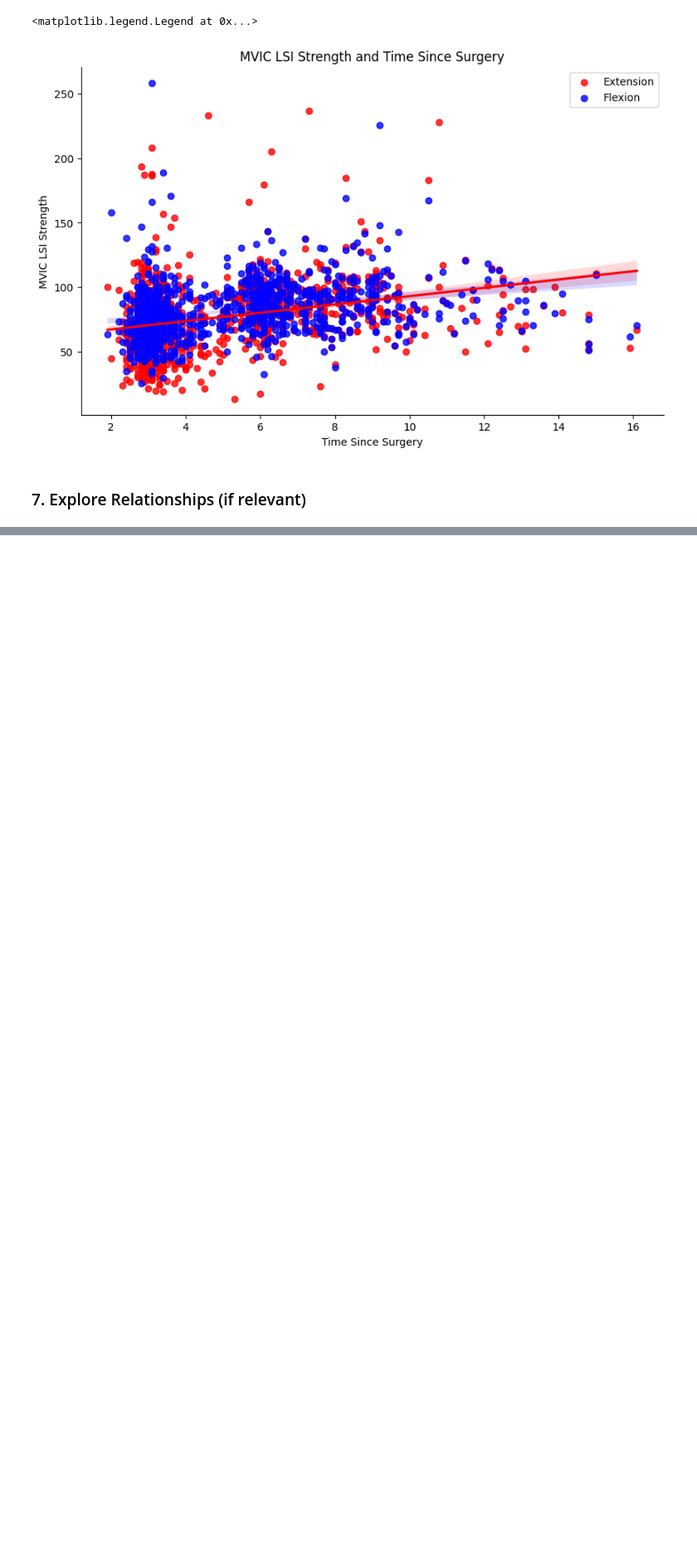
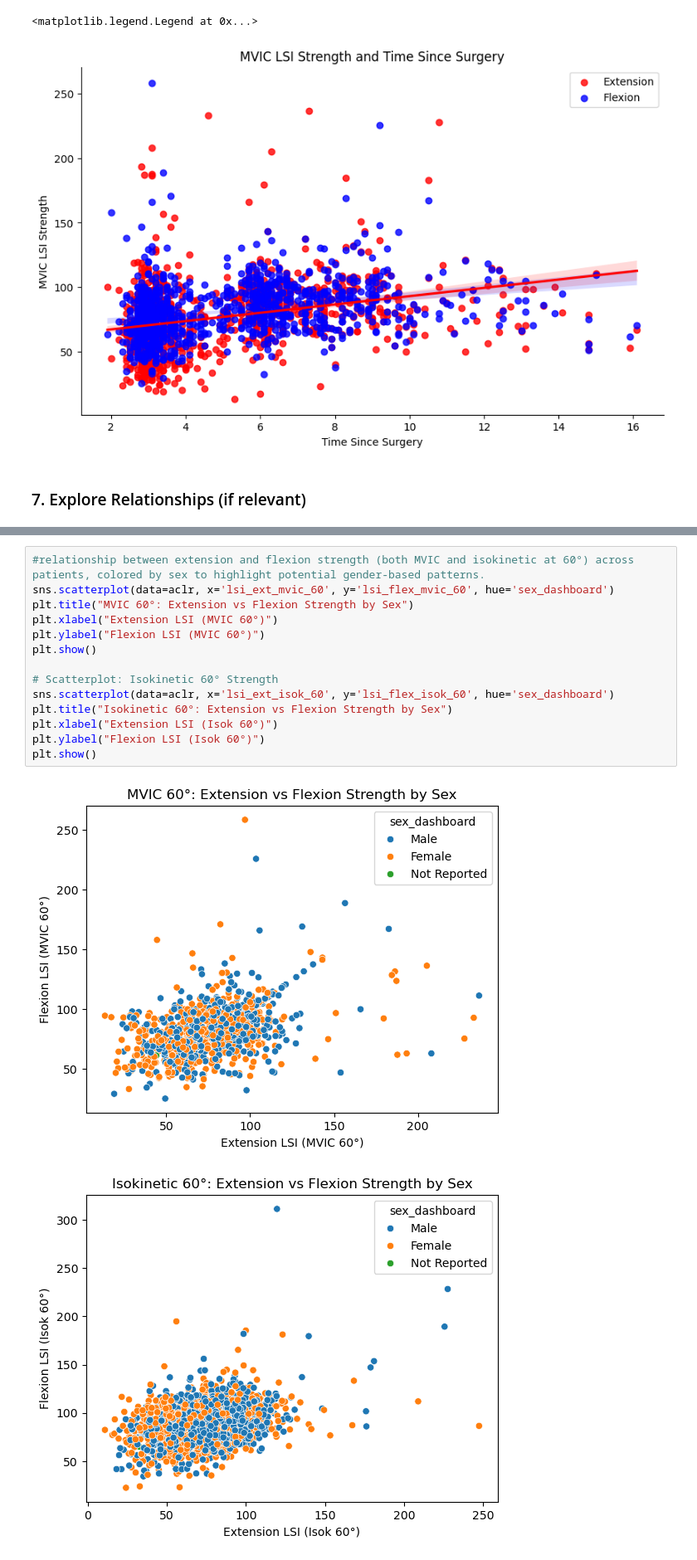
Before and after one commit to yxb8mh/finalproj, a Jupyter notebook: groupEDAipynb.ipynb, the cells around one changed output, grey strips where cells are left out. Shown at 83% size. Cells and saved outputs as stored; diff of their text form; blank space fills up the shorter version.

```diff
--- a/groupEDAipynb.ipynb
+++ b/groupEDAipynb.ipynb
@@ -234,0 +245,17 @@ plt.legend()
+# %%
+#relationship between extension and flexion strength (both MVIC and isokinetic at 60°) across patients, colored by sex to highlight potential gender-based patterns.
+sns.scatterplot(data=aclr, x='lsi_ext_mvic_60', y='lsi_flex_mvic_60', hue='sex_dashboard')
+plt.title("MVIC 60°: Extension vs Flexion Strength by Sex")
+plt.xlabel("Extension LSI (MVIC 60°)")
+plt.ylabel("Flexion LSI (MVIC 60°)")
+plt.show()
+
+# Scatterplot: Isokinetic 60° Strength
+sns.scatterplot(data=aclr, x='lsi_ext_isok_60', y='lsi_flex_isok_60', hue='sex_dashboard')
+plt.title("Isokinetic 60°: Extension vs Flexion Strength by Sex")
+plt.xlabel("Extension LSI (Isok 60°)")
+plt.ylabel("Flexion LSI (Isok 60°)")
+plt.show()
+# %% [output]
+[figure, added]
+[figure, added]
```
Also changed, not shown: parts of 3 cells of this notebook.
